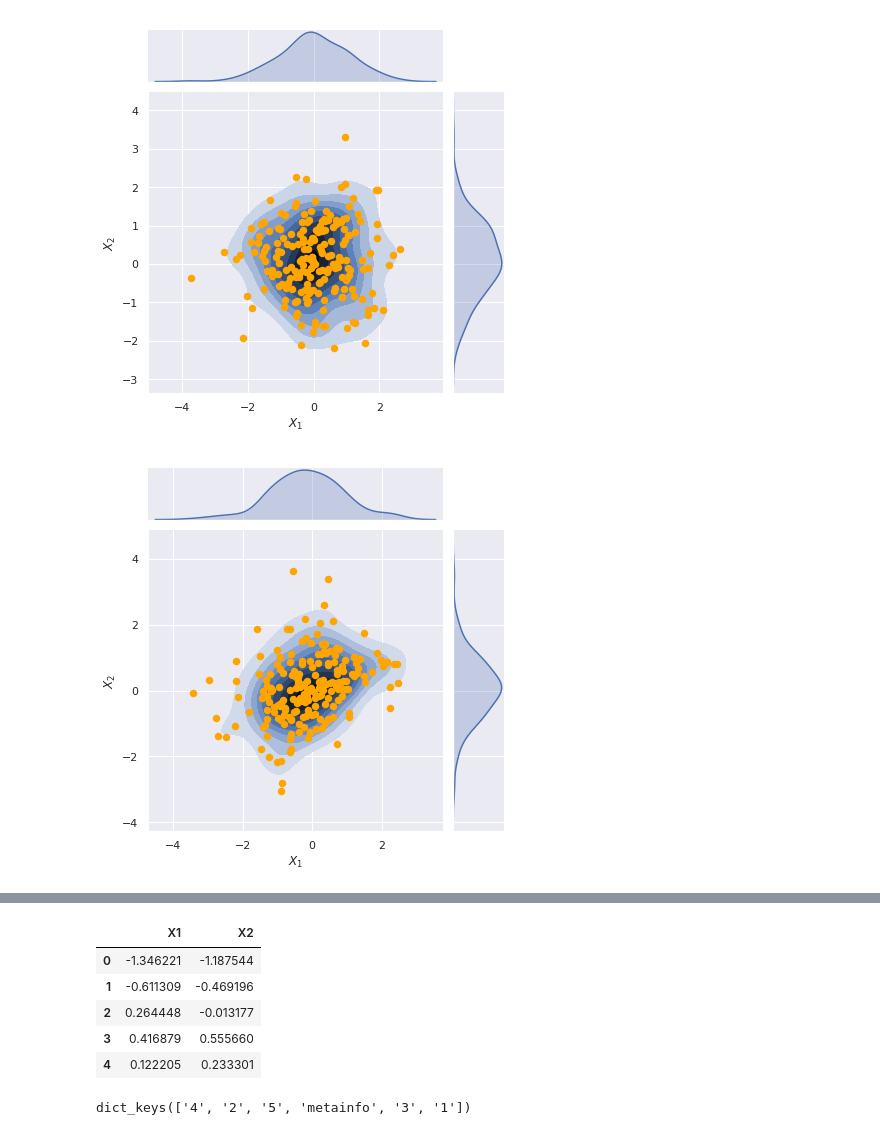
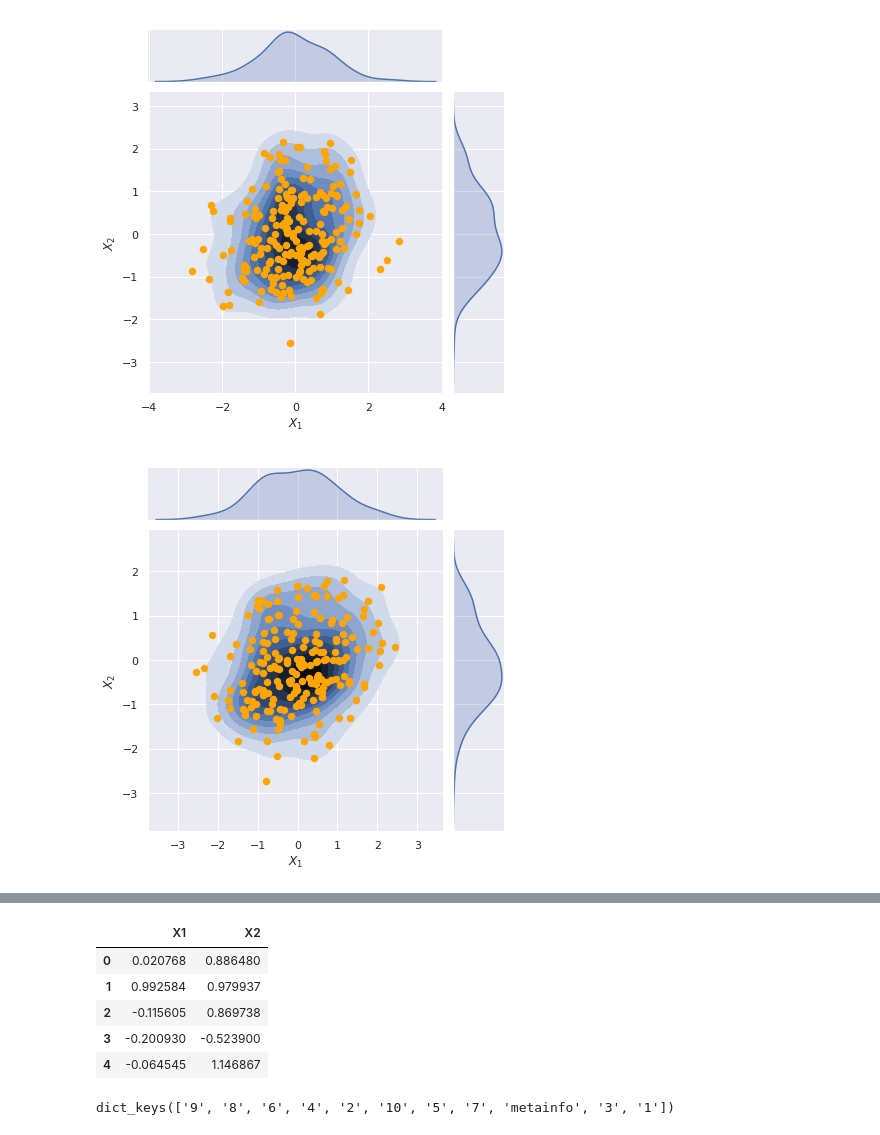
Before and after one commit to bpiyush/correlation-GAN, a Jupyter notebook: data/generation/correlated_data.ipynb, the cells around one changed output, grey strips where cells are left out. Saved outputs shown, nothing was run; the diff lists cells and outputs as text; code cells hidden in the pictures.

```diff
--- a/data/generation/correlated_data.ipynb
+++ b/data/generation/correlated_data.ipynb
@@ -32,13 +32,13 @@ NUM_SAMPLES = 5000
 # %%
 dataset = defaultdict(dict)
 
-for i, rho in enumerate(np.linspace(0.0, 0.99, 5)):
+for i, rho in enumerate(np.linspace(0.1, 0.99, 10)):
     data = generate_2d_data(5000, rho=rho)
     indices = np.random.choice(NUM_SAMPLES, size=200, replace=False)
     plot_2d_distribution(data[indices], 'orange');
     data = pd.DataFrame(data, columns=['X1', 'X2'])
     dataset[str(i + 1)] = {'rho': rho, 'data': data}
 #     data.to_csv('/home/users/piyushb/data/synthetic/gaussian-2d/rho_{}.csv'.format(np.round(rho, 3)))
 # %% [output]
-[figure, old version]
+[figure, new version]
-[figure, old version]
+[figure, new version]
@@ -49,11 +54,11 @@ for i, rho in enumerate(np.linspace(0.0, 0.99, 5)):
 dataset['5']['data'].head()
 # %% [output]
 |  | X1 | X2 |
-| 0 | -1.346221 | -1.187544 |
-| 1 | -0.611309 | -0.469196 |
-| 2 | 0.264448 | -0.013177 |
-| 3 | 0.416879 | 0.555660 |
-| 4 | 0.122205 | 0.233301 |
+| 0 | 0.020768 | 0.886480 |
+| 1 | 0.992584 | 0.979937 |
+| 2 | -0.115605 | 0.869738 |
+| 3 | -0.200930 | -0.523900 |
+| 4 | -0.064545 | 1.146867 |
 # %%
 dataset['metainfo'] = '2D Gaussian data with each feature having mean 0 and variance 1 with correlation being a given rho'
 # %%
@@ -66,5 +71,5 @@ save_pkl(dataset, '/home/users/piyushb/data/synthetic/gaussian-2d/v1.pkl')
 # %%
 dataset.keys()
 # %% [output]
-dict_keys(['4', '2', '5', 'metainfo', '3', '1'])
+dict_keys(['9', '8', '6', '4', '2', '10', '5', '7', 'metainfo', '3', '1'])
 # %%
```
Also changed, not shown: parts of 2 cells of this notebook, 2 other files.
